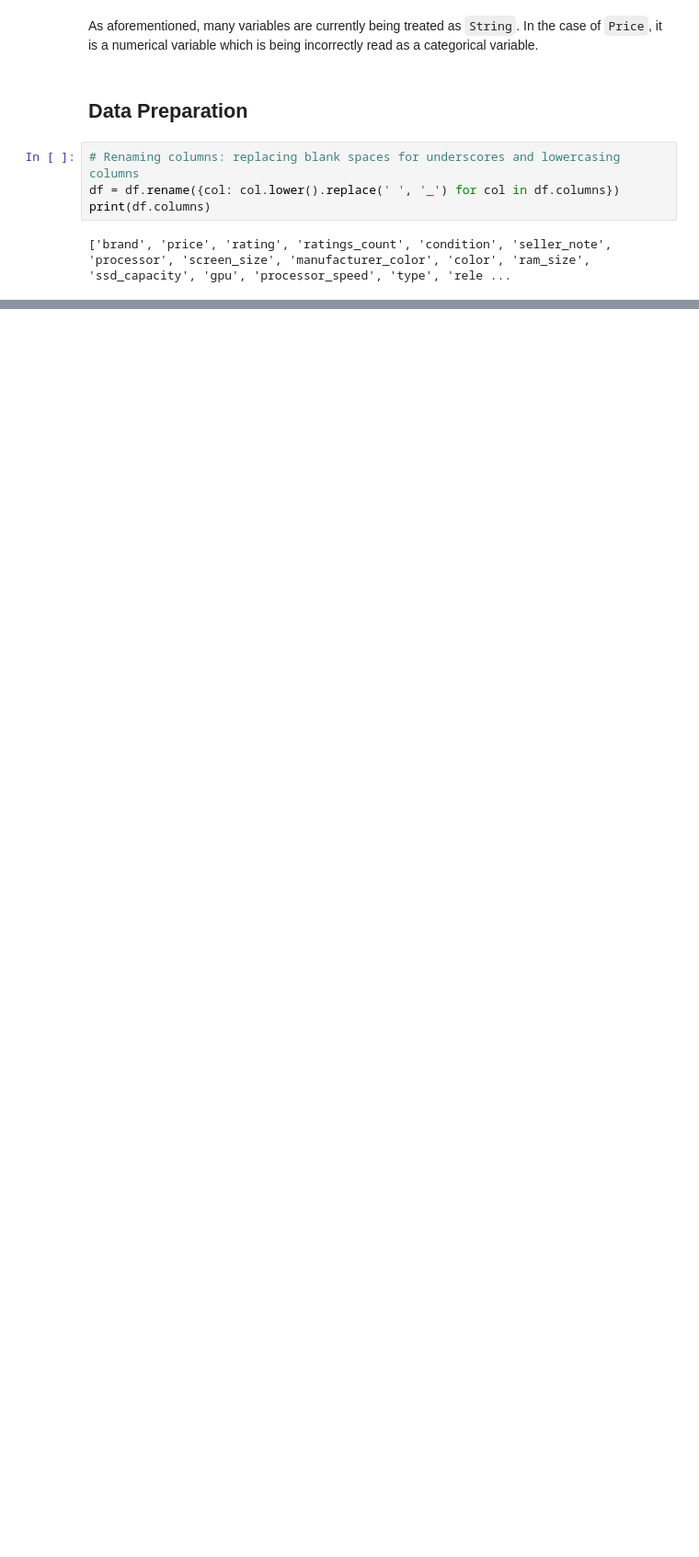
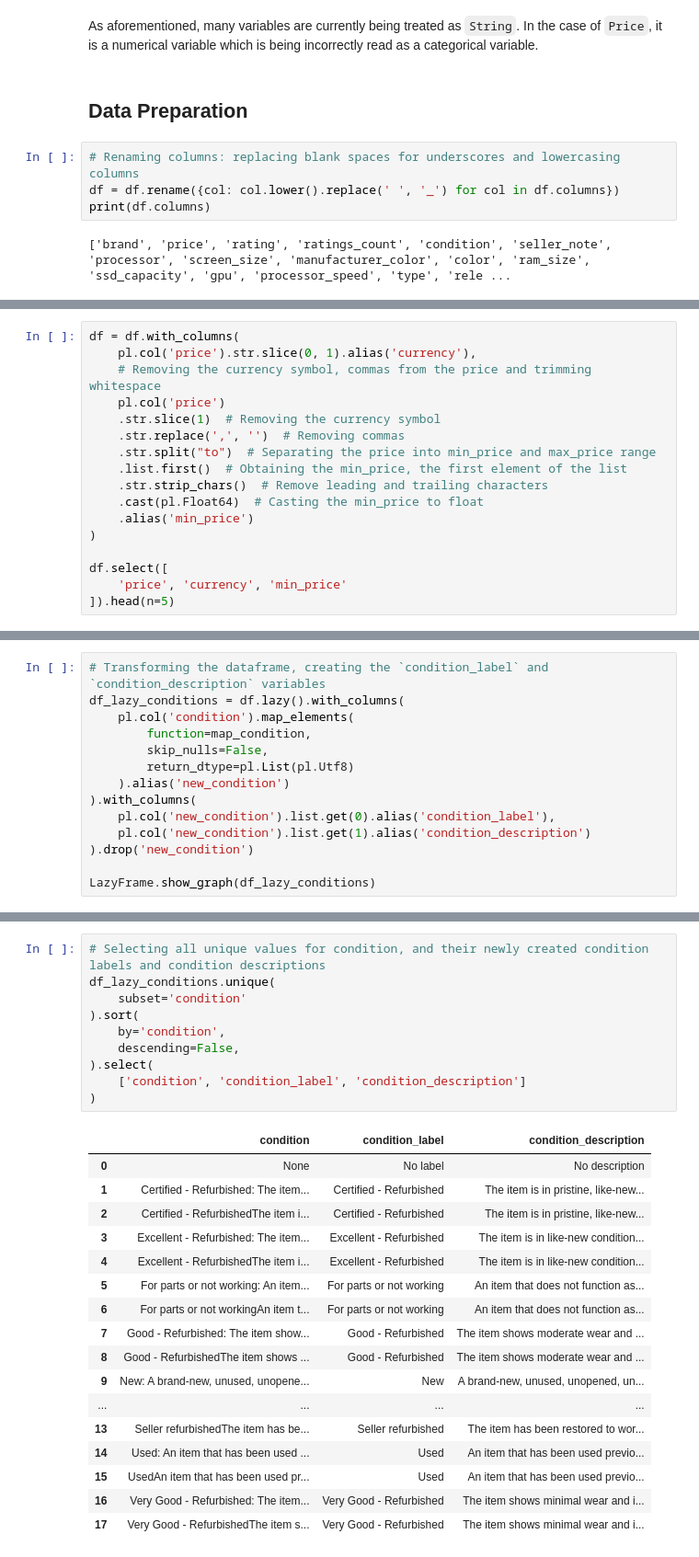
Before and after one commit to jxareas/laptop-price-catboost, a Jupyter notebook: notebooks/laptop_data_cleansing.ipynb, the cells around one changed output, grey strips where cells are left out. Shown: that part at 92% size. Saved outputs shown, nothing was run; the diff lists cells and outputs as text; blank space fills up the shorter version.

Commit message:
Cleaned `price` and `condition` variables

```diff
--- a/notebooks/laptop_data_cleansing.ipynb
+++ b/notebooks/laptop_data_cleansing.ipynb
@@ -117,0 +142,17 @@ Nulls:
+# %%
+df = df.with_columns(
+    pl.col('price').str.slice(0, 1).alias('currency'),
+    # Removing the currency symbol, commas from the price and trimming whitespace
+    pl.col('price')
+    .str.slice(1)  # Removing the currency symbol
+    .str.replace(',', '')  # Removing commas
+    .str.split("to")  # Separating the price into min_price and max_price range
+    .list.first()  # Obtaining the min_price, the first element of the list
+    .str.strip_chars()  # Remove leading and trailing characters
+    .cast(pl.Float64)  # Casting the min_price to float
+    .alias('min_price')
+)
+
+df.select([
+    'price', 'currency', 'min_price'
+]).head(n=5)
@@ -117,0 +261,14 @@ Nulls:
+# %%
+# Transforming the dataframe, creating the `condition_label` and `condition_description` variables
+df_lazy_conditions = df.lazy().with_columns(
+    pl.col('condition').map_elements(
+        function=map_condition,
+        skip_nulls=False,
+        return_dtype=pl.List(pl.Utf8)
+    ).alias('new_condition')
+).with_columns(
+    pl.col('new_condition').list.get(0).alias('condition_label'),
+    pl.col('new_condition').list.get(1).alias('condition_description')
+).drop('new_condition')
+
+LazyFrame.show_graph(df_lazy_conditions)
@@ -117,0 +277,28 @@ Nulls:
+# %%
+# Selecting all unique values for condition, and their newly created condition labels and condition descriptions
+df_lazy_conditions.unique(
+    subset='condition'
+).sort(
+    by='condition',
+    descending=False,
+).select(
+    ['condition', 'condition_label', 'condition_description']
+)
+# %% [output]
+|  | condition | condition_label | condition_description |
+| 0 | None | No label | No description |
+| 1 | Certified - Refurbished: The item... | Certified - Refurbished | The item is in pristine, like-new... |
+| 2 | Certified - RefurbishedThe item i... | Certified - Refurbished | The item is in pristine, like-new... |
+| 3 | Excellent - Refurbished: The item... | Excellent - Refurbished | The item is in like-new condition... |
+| 4 | Excellent - RefurbishedThe item i... | Excellent - Refurbished | The item is in like-new condition... |
+| 5 | For parts or not working: An item... | For parts or not working | An item that does not function as... |
+| 6 | For parts or not workingAn item t... | For parts or not working | An item that does not function as... |
+| 7 | Good - Refurbished: The item show... | Good - Refurbished | The item shows moderate wear and ... |
+| 8 | Good - RefurbishedThe item shows ... | Good - Refurbished | The item shows moderate wear and ... |
+| 9 | New: A brand-new, unused, unopene... | New | A brand-new, unused, unopened, un... |
+| ... | ... | ... | ... |
+| 13 | Seller refurbishedThe item has be... | Seller refurbished | The item has been restored to wor... |
+| 14 | Used: An item that has been used ... | Used | An item that has been used previo... |
+| 15 | UsedAn item that has been used pr... | Used | An item that has been used previo... |
+| 16 | Very Good - Refurbished: The item... | Very Good - Refurbished | The item shows minimal wear and i... |
+| 17 | Very Good - RefurbishedThe item s... | Very Good - Refurbished | The item shows minimal wear and i... |
```
Also changed, not shown: parts of 11 cells of this notebook, 3 other files.
